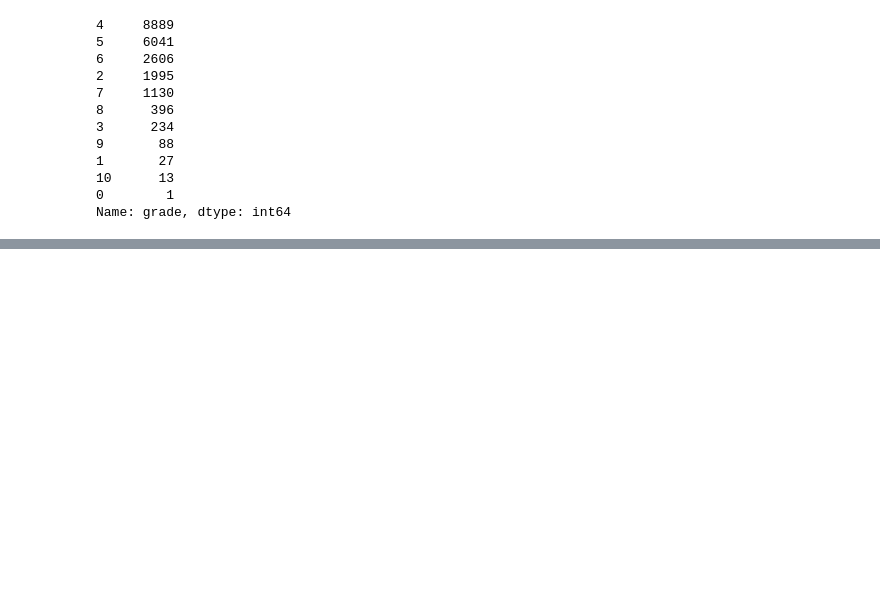
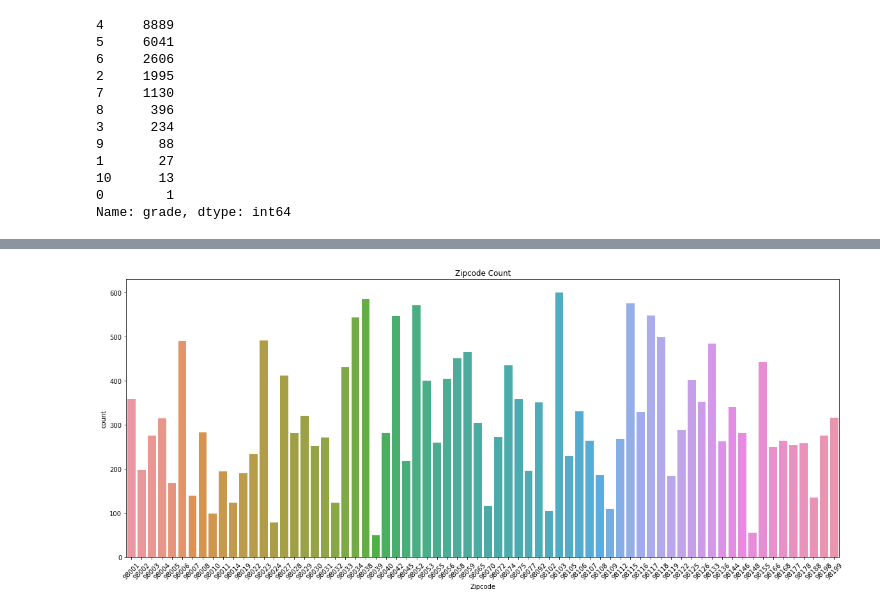
Before and after one commit to alvaromendizabal/dsc-phase-2-project-v2-3, a Jupyter notebook: benjamin.ipynb, the cells around one changed output, grey strips where cells are left out. Cells and saved outputs as stored; diff of their text form; code cells hidden in the pictures; blank space fills up the shorter version.

```diff
--- a/benjamin.ipynb
+++ b/benjamin.ipynb
@@ -313,0 +351,11 @@ Name: grade, dtype: int64
+# %%
+#plot 'zipcode' vs. 'price'  distribution
+plt.figure(figsize = (20, 8))
+sns.countplot(x ='zipcode',
+              data = kc_house)
+plt.title('Zipcode Count')
+plt.xlabel('Zipcode')
+plt.xticks(fontsize = 10, rotation = 45)
+plt.show()
+# %% [output]
+[figure, added]
```
Also changed, not shown: parts of 30 cells of this notebook.
